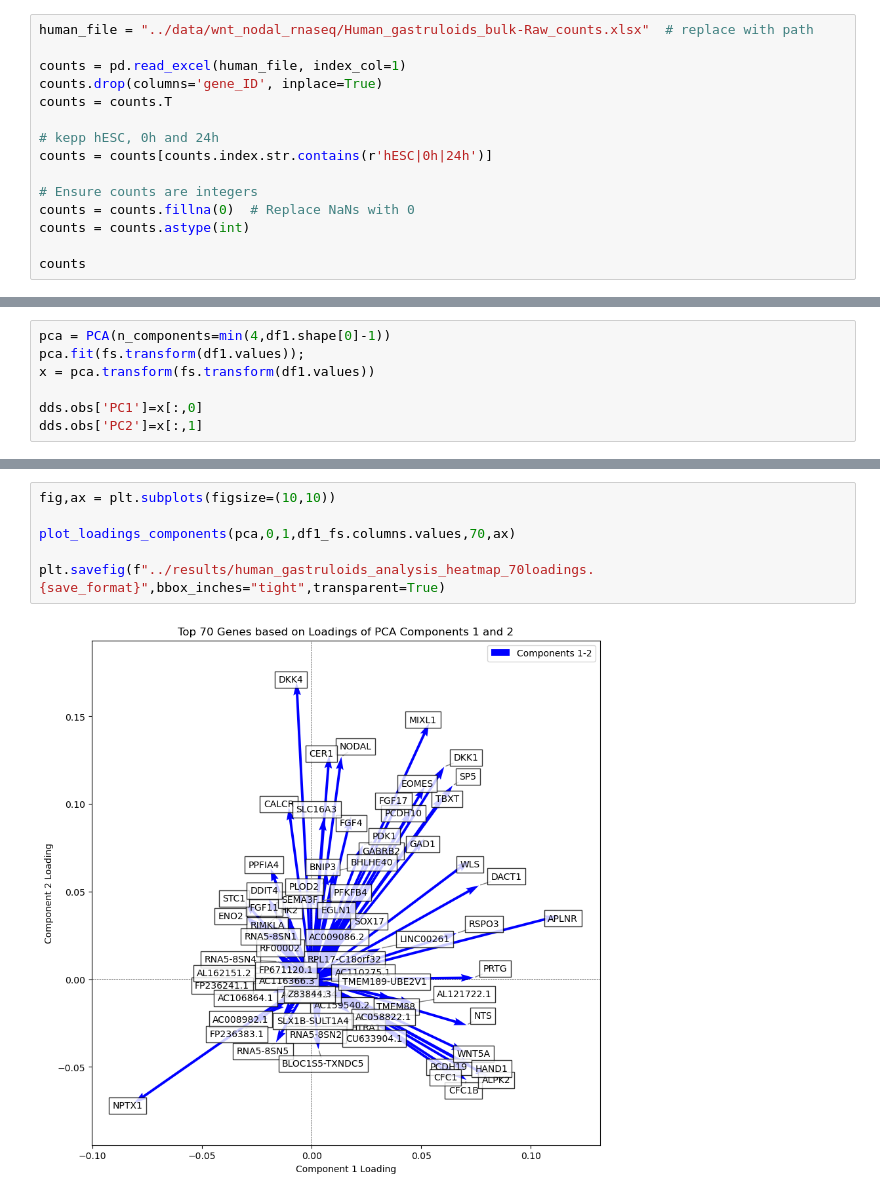
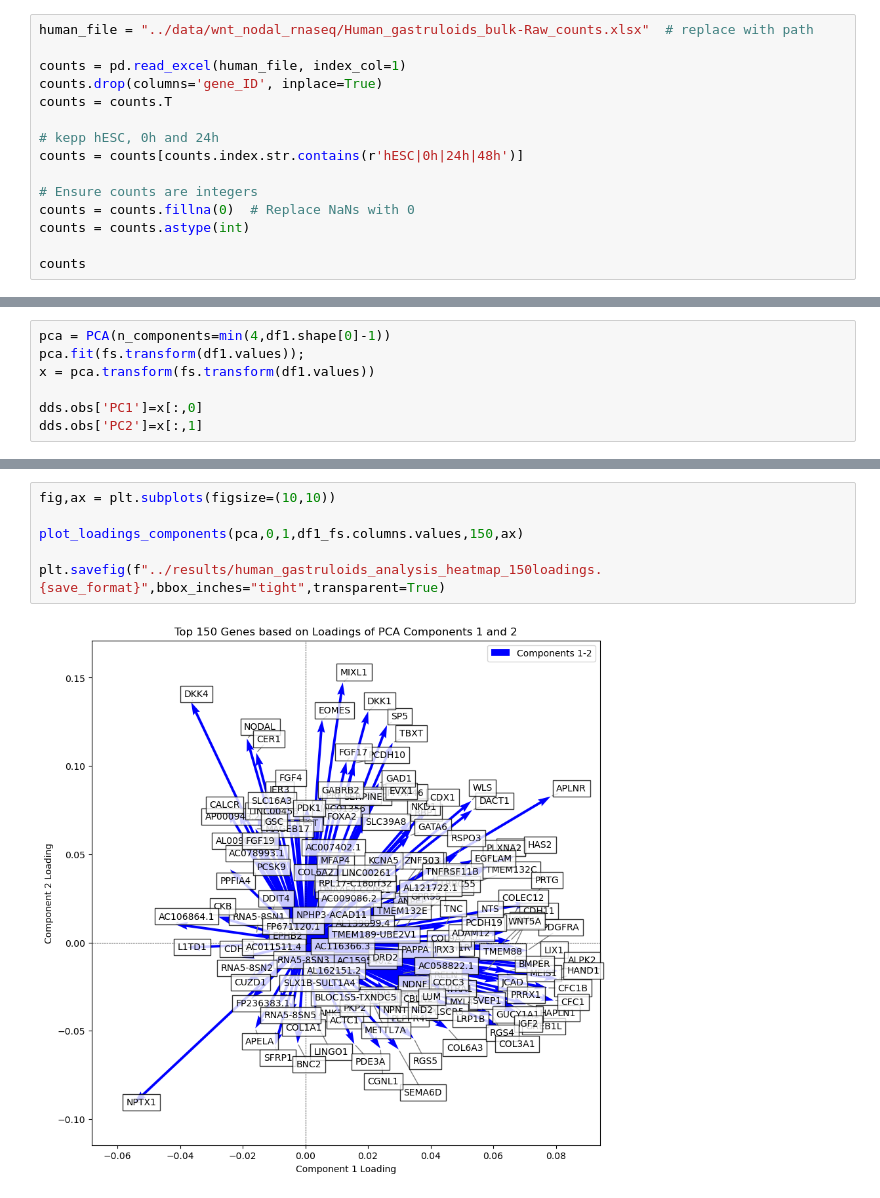
Before and after one commit to PauPascualMas/chiron_gastruloids_bulk_rna_seq, a Jupyter notebook: analysis/notebooks/human_plots.ipynb, the cells around one changed output, grey strips where cells are left out. Cells and saved outputs as stored; diff of their text form.

```diff
--- a/analysis/notebooks/human_plots.ipynb
+++ b/analysis/notebooks/human_plots.ipynb
@@ -24,7 +24,7 @@ counts.drop(columns='gene_ID', inplace=True)
 counts = counts.T
 
 # kepp hESC, 0h and 24h
-counts = counts[counts.index.str.contains(r'hESC|0h|24h')]
+counts = counts[counts.index.str.contains(r'hESC|0h|24h|48h')]
 
 # Ensure counts are integers
 counts = counts.fillna(0)  # Replace NaNs with 0
@@ -203,9 +183,9 @@ plt.savefig(f"../results/human_gastruloids_analysis_heatmap_50loadings.{save_for
 # %%
 fig,ax = plt.subplots(figsize=(10,10))
 
-plot_loadings_components(pca,0,1,df1_fs.columns.values,70,ax)
+plot_loadings_components(pca,0,1,df1_fs.columns.values,150,ax)
 
-plt.savefig(f"../results/human_gastruloids_analysis_heatmap_70loadings.{save_format}",bbox_inches="tight",transparent=True)
+plt.savefig(f"../results/human_gastruloids_analysis_heatmap_150loadings.{save_format}",bbox_inches="tight",transparent=True)
 # %% [output]
-[figure, old version]
+[figure, new version]
 # %% [markdown]
```
Also changed, not shown: parts of 26 cells of this notebook, 6 other files.
